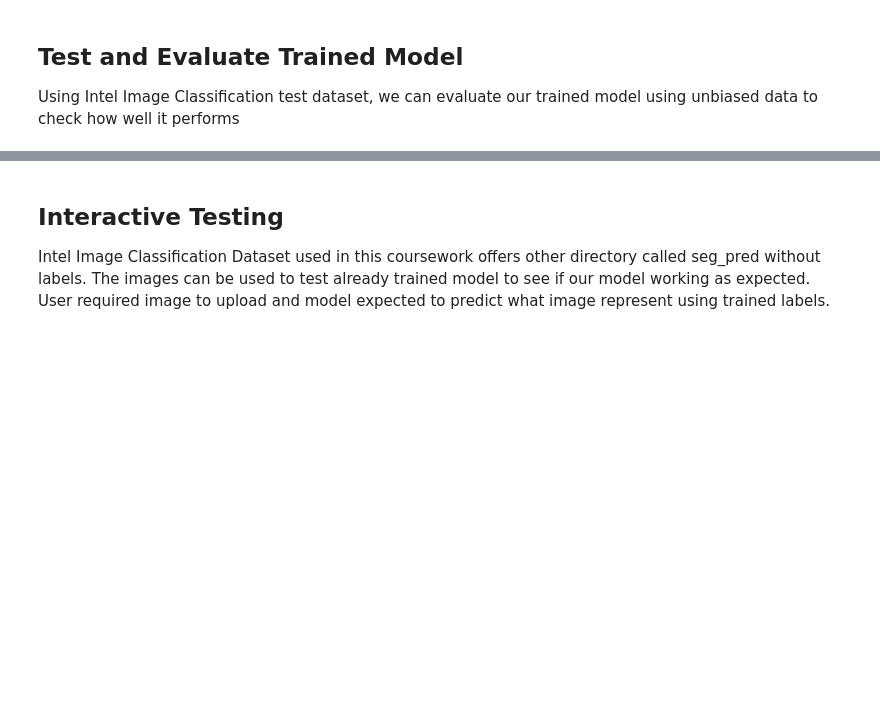
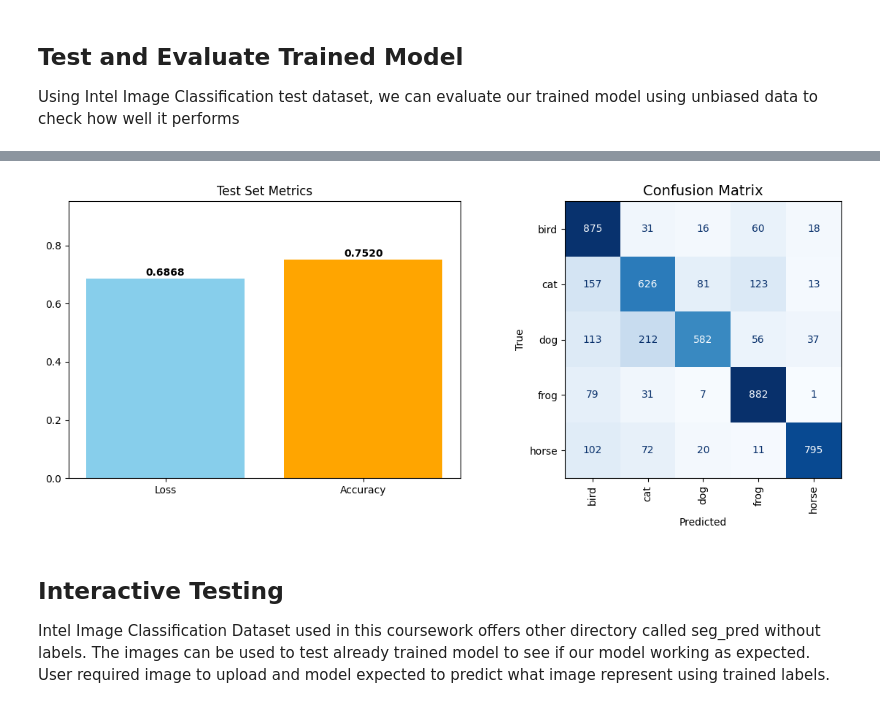
Before and after one commit to baxasd/MLCW2, a Jupyter notebook: Z22590018_MLCW2.ipynb, the cells around one changed output, grey strips where cells are left out. Saved outputs shown, nothing was run; the diff lists cells and outputs as text; code cells hidden in the pictures; blank space fills up the shorter version.

```diff
--- a/Z22590018_MLCW2.ipynb
+++ b/Z22590018_MLCW2.ipynb
@@ -351,13 +362,13 @@ Using Intel Image Classification test dataset, we can evaluate our trained model
 # We will be using already provided test directory from Intel image dataset
 
 # Assign corresponding directories to variables.
-test_dir = os.path.join(target_dir, "seg_test/seg_test")
+test_dir = os.path.join(target_dir, "cifar10/test")
 
 # Get test data
 test_data = image_dataset_from_directory(
     test_dir,
-    image_size=(128,128),
-    batch_size=16,
+    image_size=(32,32),
+    batch_size=64,
     label_mode='categorical',
     shuffle=False
 )
@@ -392,3 +403,4 @@ axes[1].set_ylabel("True")
 
 plt.tight_layout()
 plt.show()
+# %% [output]
@@ -395,3 +410,4 @@ plt.show()
+[figure, added]
 # %% [markdown]
 ## Interactive Testing
 
```
Also changed, not shown: parts of 6 cells of this notebook.
